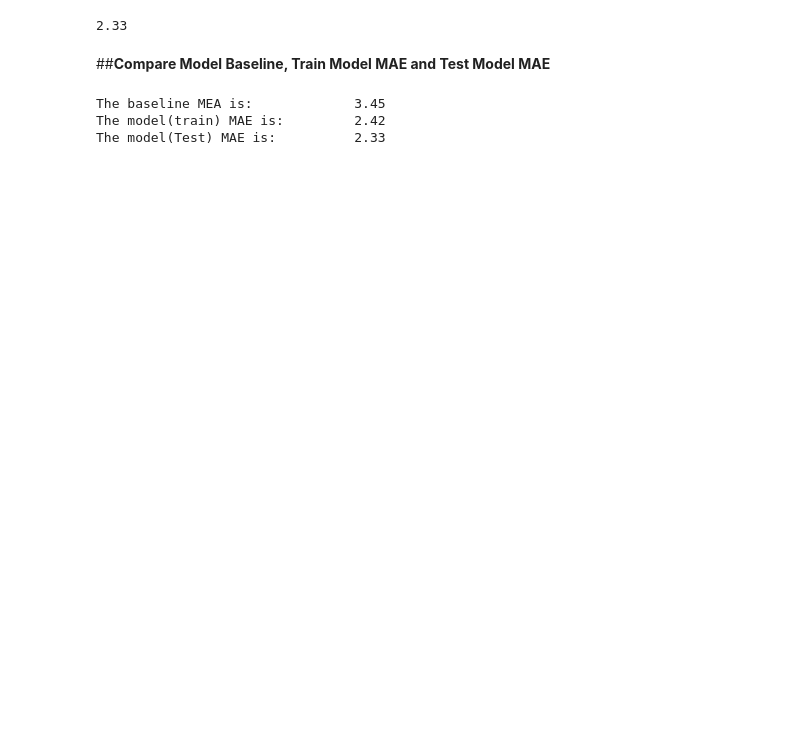
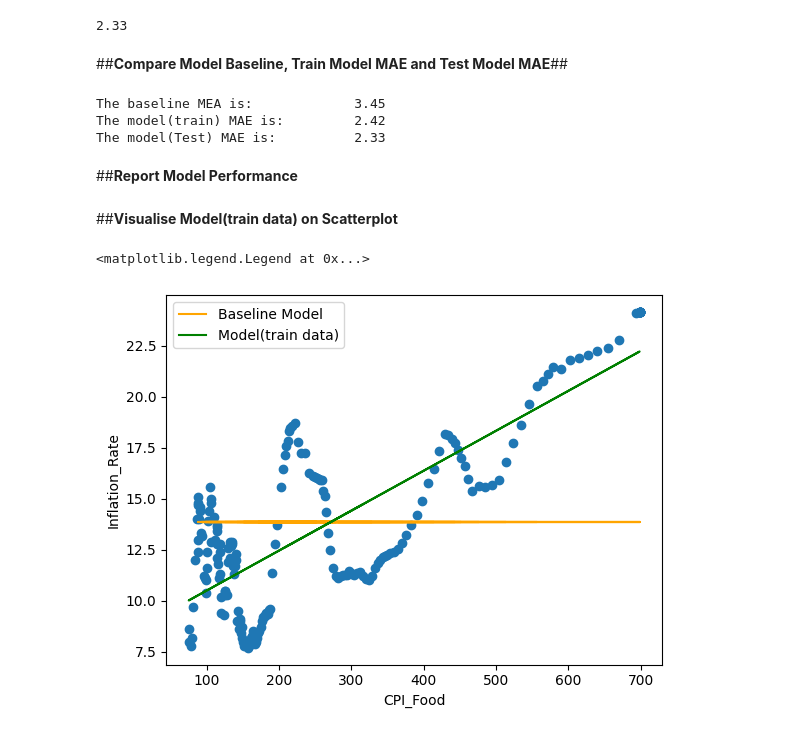
Before and after one commit to Pateke/Simple-Predictive-Machine-Model, a Jupyter notebook: MACHINE_LEARNING_PROJECT.ipynb, the cells around one changed output. Saved outputs shown, nothing was run; the diff lists cells and outputs as text; code cells hidden in the pictures; blank space fills up the shorter version.

```diff
--- a/MACHINE_LEARNING_PROJECT.ipynb
+++ b/MACHINE_LEARNING_PROJECT.ipynb
@@ -477,7 +477,7 @@ round(model_test_mae,2)
 # %% [output]
 2.33
 # %% [markdown]
-##**Compare Model Baseline, Train Model MAE and Test Model MAE**
+##**Compare Model Baseline, Train Model MAE and Test Model MAE**##
 # %%
 #print baseline model(train) and Model(test) MAEs to compare the three of them
 print("The baseline MEA is:\t\t",round(baseline_mae,2))
@@ -487,3 +487,19 @@ print("The model(Test) MAE is:\t\t", round(model_test_mae,2))
 The baseline MEA is:             3.45
 The model(train) MAE is:         2.42
 The model(Test) MAE is:          2.33
+# %% [markdown]
+##**Report Model Performance**
+# %% [markdown]
+
+##**Visualise Model(train data) on Scatterplot**
+# %%
+# visualing the baseline and model (trian data) on a scatterplot
+plt.plot(X_test.values,baseline_pred, color="orange",label="Baseline Model")
+plt.plot(X_train.values,model_train_pred, color="green",label="Model(train data)")
+plt.scatter(X,y)
+plt.xlabel("CPI_Food")
+plt.ylabel("Inflation_Rate")
+plt.legend()
+# %% [output]
+<matplotlib.legend.Legend at 0x...>
+[figure, added]
```
Also changed, not shown: parts of 22 cells of this notebook.
